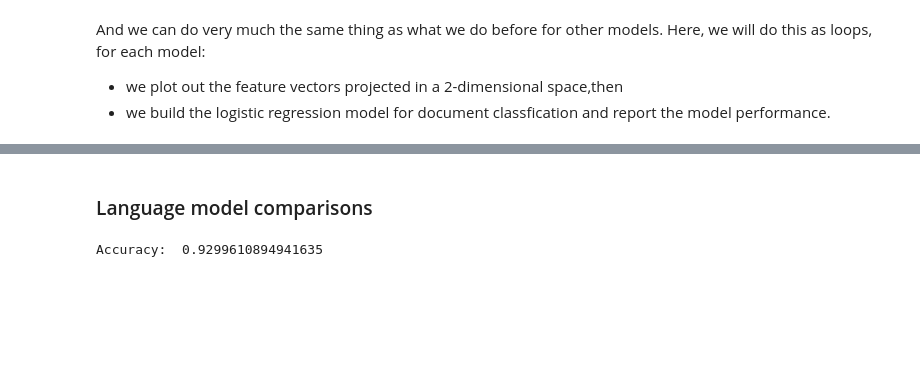
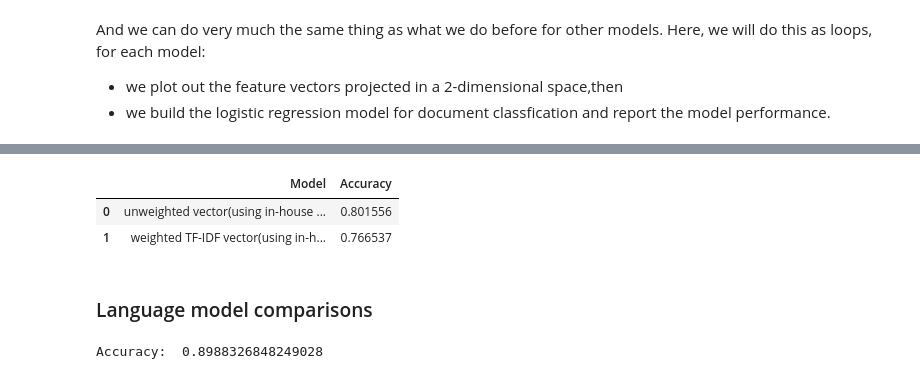
Before and after one commit to ayushpatel2002/jobs-data-NLP, a Jupyter notebook: w09_act2_embedding_classification copy.ipynb, the cells around one changed output, grey strips where cells are left out. Saved outputs shown, nothing was run; the diff lists cells and outputs as text; code cells hidden in the pictures; blank space fills up the shorter version.

```diff
--- a/w09_act2_embedding_classification copy.ipynb
+++ b/w09_act2_embedding_classification copy.ipynb
@@ -538,9 +637,16 @@ plt.show()
+# %%
+df_results
+# %% [output]
+|  | Model | Accuracy |
+| 0 | unweighted vector(using in-house ... | 0.801556 |
+| 1 | weighted TF-IDF vector(using in-h... | 0.766537 |
 # %% [markdown]
 ### Language model comparisons
 # %%
-X_train, X_test, y_train, y_test,train_indices,test_indices = train_test_split(tfidf_features, df['Category'], list(range(0,len(df))),test_size=0.33, random_state=3891013)
-model = LogisticRegression(max_iter = 2000,random_state=3891013)
+X_train, X_test, y_train, y_test,train_indices,test_indices = train_test_split(count_features, df['Category'], list(range(0,len(df))),test_size=0.33, random_state=3891013)
+model = LogisticRegression(max_iter = 200,random_state=3891013)
 model.fit(X_train, y_train)
+df_results.loc[len(df_results)] = ['Count Vectors', model.score(X_test, y_test)]
 print("Accuracy: ", model.score(X_test, y_test))
 # %% [output]
-Accuracy:  0.9299610894941635
+Accuracy:  0.8988326848249028
```
Also changed, not shown: parts of 16 cells of this notebook.
